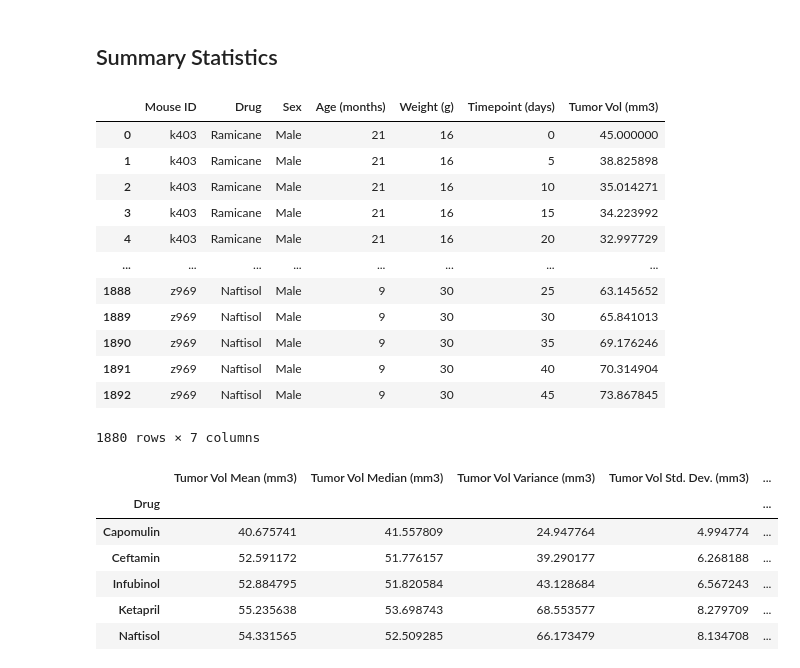
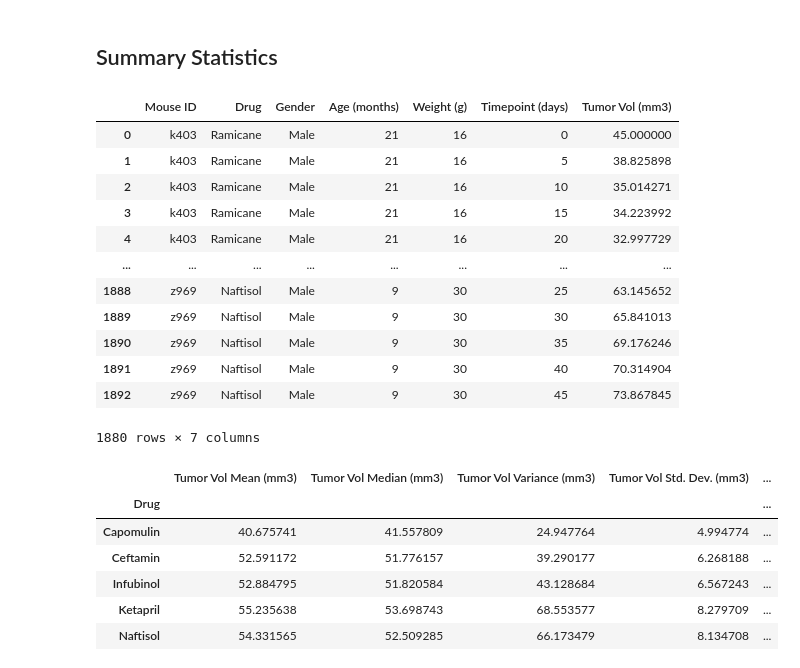
Before and after one commit to YargKlnc/Data-Visualization, a Jupyter notebook: pymaceuticals_by_YK.ipynb, the cells around one changed output. Saved outputs shown, nothing was run; the diff lists cells and outputs as text; code cells hidden in the pictures.

```diff
--- a/pymaceuticals_by_YK.ipynb
+++ b/pymaceuticals_by_YK.ipynb
@@ -190,14 +190,15 @@ Number of mouse after removing duplicate is: 248
 # %%
 #cleaned_number_of_mouse.describe() can we have a look with describe here??????????????
 clean_combined_data = clean_combined_data.rename(columns={"Drug Regimen":"Drug"})
+clean_combined_data = clean_combined_data.rename(columns={"Sex":"Gender"})
 clean_combined_data = clean_combined_data.rename(columns={"Age_months":"Age (months)"})
 clean_combined_data = clean_combined_data.rename(columns={"Weight(g)":"Weight (grams)"})
 clean_combined_data = clean_combined_data.rename(columns={"Timepoint":"Timepoint (days)"})
 clean_combined_data = clean_combined_data.rename(columns={"Tumor Volume (mm3)":"Tumor Vol (mm3)"})
 clean_combined_data = clean_combined_data.drop(columns={"Metastatic Sites"})
 clean_combined_data
 # %% [output]
-|  | Mouse ID | Drug | Sex | Age (months) | Weight (g) | Timepoint (days) | Tumor Vol (mm3) |
+|  | Mouse ID | Drug | Gender | Age (months) | Weight (g) | Timepoint (days) | Tumor Vol (mm3) |
 | 0 | k403 | Ramicane | Male | 21 | 16 | 0 | 45.000000 |
 | 1 | k403 | Ramicane | Male | 21 | 16 | 5 | 38.825898 |
 | 2 | k403 | Ramicane | Male | 21 | 16 | 10 | 35.014271 |
```
Also changed, not shown: parts of 12 cells of this notebook, 5 other files.
